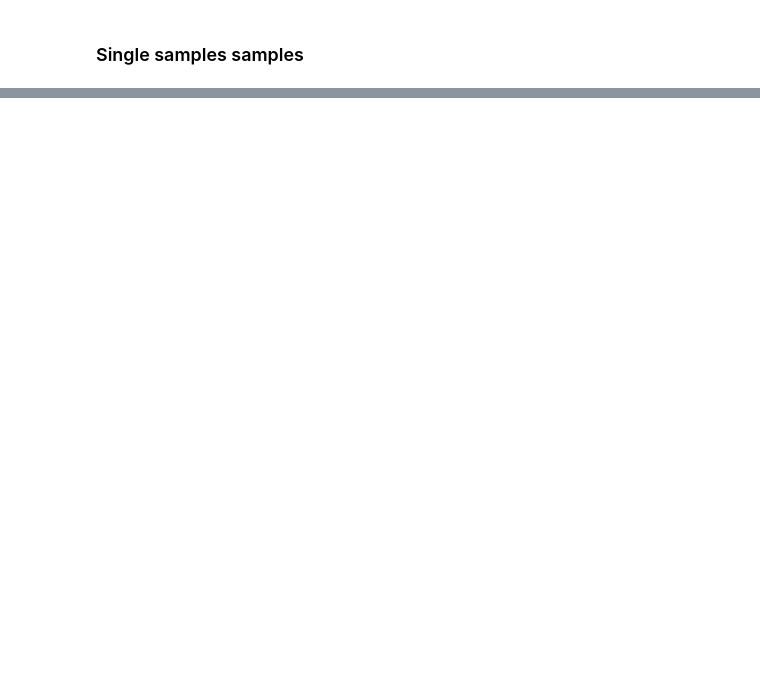
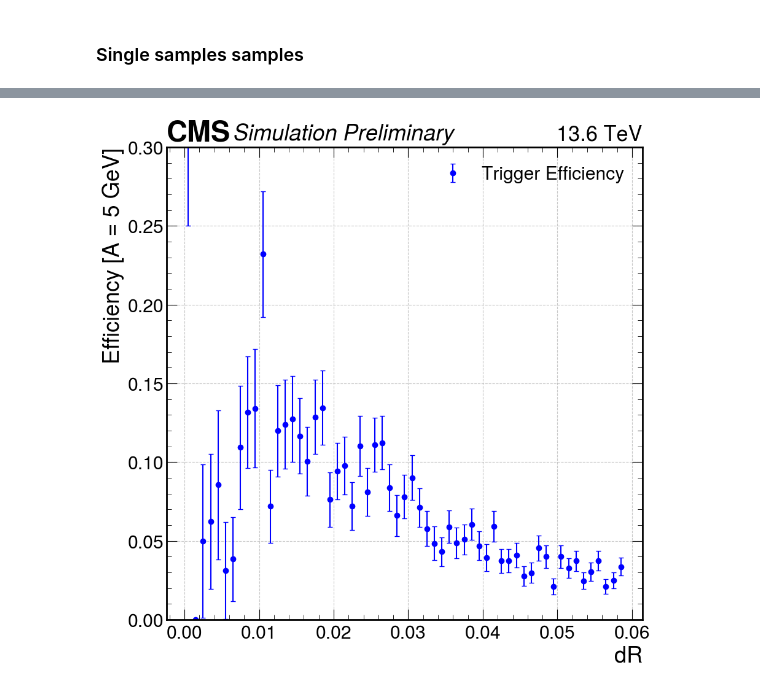
Before and after one commit to bhbam/H_AA_CLuster_jupyter_notebooks, a Jupyter notebook: Run_3_plot_H_AA_4Tau_Gen_Info_with_trigger_cut_from_rootfile_usig_uproot.ipynb, the cells around one changed output, grey strips where cells are left out. Cells and saved outputs as stored; diff of their text form; code cells hidden in the pictures; blank space fills up the shorter version.

```diff
--- a/Run_3_plot_H_AA_4Tau_Gen_Info_with_trigger_cut_from_rootfile_usig_uproot.ipynb
+++ b/Run_3_plot_H_AA_4Tau_Gen_Info_with_trigger_cut_from_rootfile_usig_uproot.ipynb
@@ -598,0 +269,35 @@ plt.show()
+# %%
+# Define bins
+bins = np.arange(0, 0.06, 0.001)
+
+# Compute histograms using np.histogram instead of plt.hist
+before_trigger_counts, bin_edges = np.histogram(dR_Tau1_Tau2, bins=bins)
+after_trigger_counts, _ = np.histogram(dR_Tau1_Tau2_flat, bins=bins)
+
+# Compute efficiency with handling for division by zero
+efficiency = np.divide(after_trigger_counts, before_trigger_counts,
+                       out=np.zeros_like(after_trigger_counts, dtype=float),
+                       where=before_trigger_counts != 0)
+
+# Compute bin centers
+bin_centers = (bin_edges[:-1] + bin_edges[1:]) / 2
+
+# Compute binomial errors (only for valid bins)
+efficiency_err = np.zeros_like(efficiency)
+valid_bins = before_trigger_counts > 0  # Avoid division by zero
+
+efficiency_err[valid_bins] = np.sqrt(efficiency[valid_bins] * (1 - efficiency[valid_bins]) / before_trigger_counts[valid_bins])
+
+# Plot efficiency with error bars
+fig, ax = plt.subplots()
+plt.errorbar(bin_centers, efficiency, yerr=efficiency_err, fmt='o', color='b', label="Trigger Efficiency", capsize=3)
+plt.xlabel("dR")
+plt.ylabel("Efficiency [A = 5 GeV]")
+plt.ylim(0, 0.3)  # Efficiency ranges from 0 to 1
+plt.axhline(y=1, color='gray', linestyle='--', linewidth=1)  # Reference line at efficiency = 1
+plt.legend()
+plt.grid(True, linestyle='--', alpha=0.7)
+hep.cms.label(llabel="Simulation Preliminary", rlabel="13.6 TeV", loc=0, ax=ax)
+plt.show()
+# %% [output]
+[figure, added]
```
Also changed, not shown: parts of 68 cells of this notebook, 1 other file.
